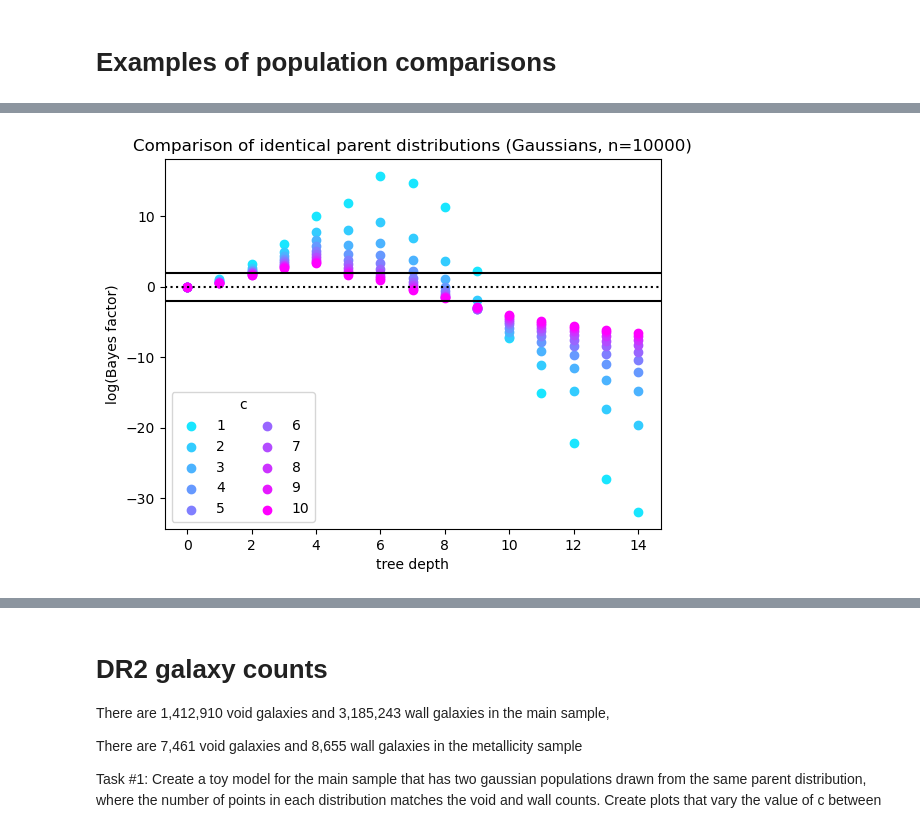
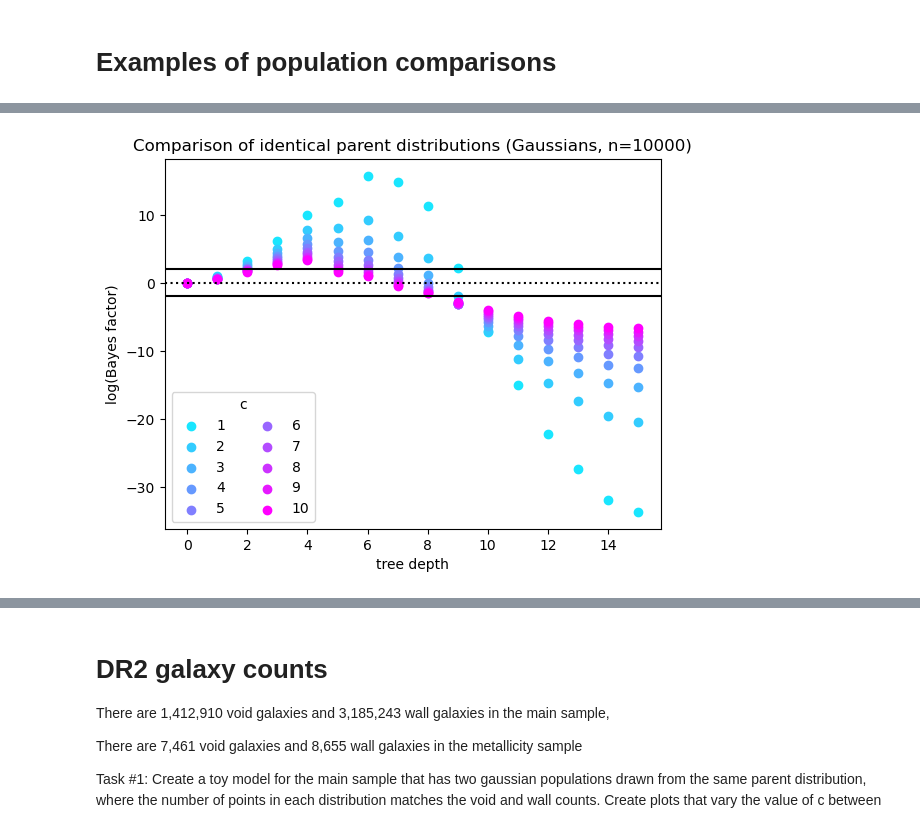
Before and after one commit to DESI-UR/bff, a Jupyter notebook: HyperParamterTesting.ipynb, the cells around one changed output, grey strips where cells are left out. Drawn from its saved outputs; the diff is of its cells as text; code cells hidden in the pictures.

```diff
--- a/HyperParamterTesting.ipynb
+++ b/HyperParamterTesting.ipynb
@@ -194,7 +194,7 @@ for c in range (1, max_c+1):
 
     rgba = cmap(c/max_c)
 
-    tmp = get_bayes_factor(
+    bayes_factor_tree = get_bayes_factor(
             population_1,
             population_2,
             c=c,
@@ -203,7 +203,7 @@ for c in range (1, max_c+1):
             get_tree = True
         )
 
-    plt.scatter(np.arange(max_depth), [tmp.sum_value(i) for i in range(max_depth)], color = rgba,label=c)
+    plt.scatter(np.arange(max_depth+1), [bayes_factor_tree.sum_value(i) for i in range(max_depth+1)], color = rgba,label=c)
 
 plt.legend(title='c',ncols=2)
 plt.xlabel('tree depth')
@@ -226,7 +226,7 @@ for c in range (1, max_c+1):
 
     rgba = cmap(c/max_c)
 
-    tmp = get_bayes_factor(
+    bayes_factor_tree = get_bayes_factor(
             population_1,
             population_2,
             c=c,
@@ -235,7 +235,7 @@ for c in range (1, max_c+1):
             get_tree = True
         )
 
-    plt.scatter(np.arange(max_depth), [tmp.sum_value(i) for i in range(max_depth)], color = rgba,label=c)
+    plt.scatter(np.arange(max_depth+1), [bayes_factor_tree.sum_value(i) for i in range(max_depth+1)], color = rgba,label=c)
 
 plt.legend(title='c',ncols=2)
 plt.xlabel('tree depth')
@@ -250,28 +250,28 @@ population_2 = np.random.normal(size=10000)
 # %%
 max_c = 10
 max_depth = 15
 plt.axhline(-2, color='k', linestyle='-')
 plt.axhline(0, color='k', linestyle=':')
 plt.axhline(2, color='k', linestyle='-')
 
 for c in range (1, max_c+1):
 
     rgba = cmap(c/max_c)
 
-    tmp = get_bayes_factor(
+    bayes_factor_tree = get_bayes_factor(
             population_1,
             population_2,
             c=c,
             max_depth=max_depth,
             log_BF=True,
             get_tree = True
         )
 
-    plt.scatter(np.arange(max_depth), [tmp.sum_value(i) for i in range(max_depth)], color = rgba,label=c)
+    plt.scatter(np.arange(max_depth+1), [bayes_factor_tree.sum_value(i) for i in range(max_depth+1)], color = rgba,label=c)
 
 plt.legend(title='c',ncols=2)
 plt.xlabel('tree depth')
 plt.ylabel('log(Bayes factor)')
 plt.title('Comparison of identical parent distributions (Gaussians, n=10000)');
 # %% [output]
-[figure, old version]
+[figure, new version]
```
Also changed, not shown: parts of 3 cells of this notebook.
